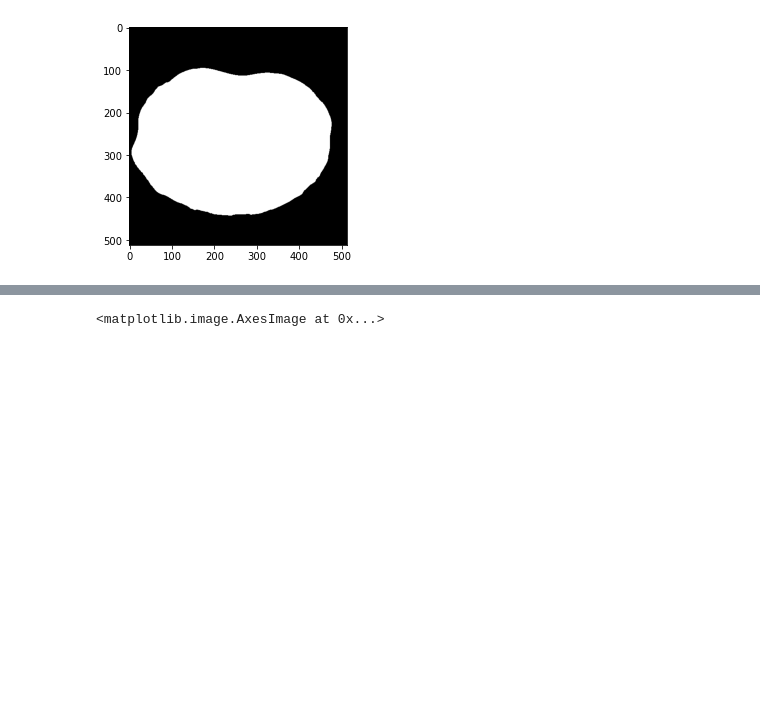
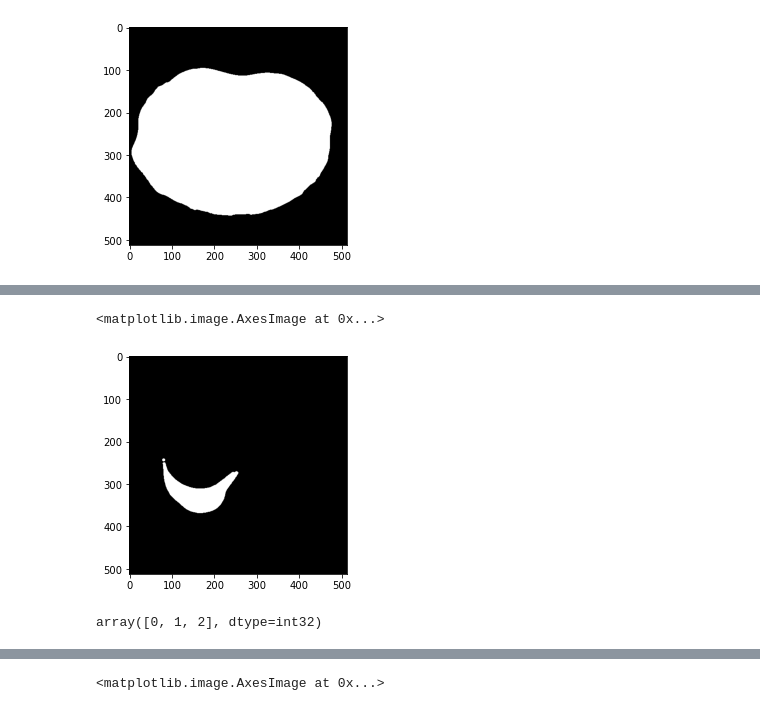
Before and after one commit to stabor705/opencv-and-ai-agh-2024, a Jupyter notebook: lab-1/Lab1/Project1.ipynb, the cells around one changed output, grey strips where cells are left out. Saved outputs shown, nothing was run; the diff lists cells and outputs as text; code cells hidden in the pictures; blank space fills up the shorter version.

```diff
--- a/lab-1/Lab1/Project1.ipynb
+++ b/lab-1/Lab1/Project1.ipynb
@@ -254,0 +282,13 @@ nib.save(nib_img, "lungs_segmented.nii")
+# %%
+
+right_lung = labels == 1
+left_lung = labels == 2
+
+plt.imshow(left_lung[:, :, 40])
+# %% [output]
+<matplotlib.image.AxesImage at 0x...>
+[figure, added]
+# %%
+np.unique(labels[:, :, 80])
+# %% [output]
+array([0, 1, 2], dtype=int32)
```
Also changed, not shown: parts of 16 cells of this notebook.
